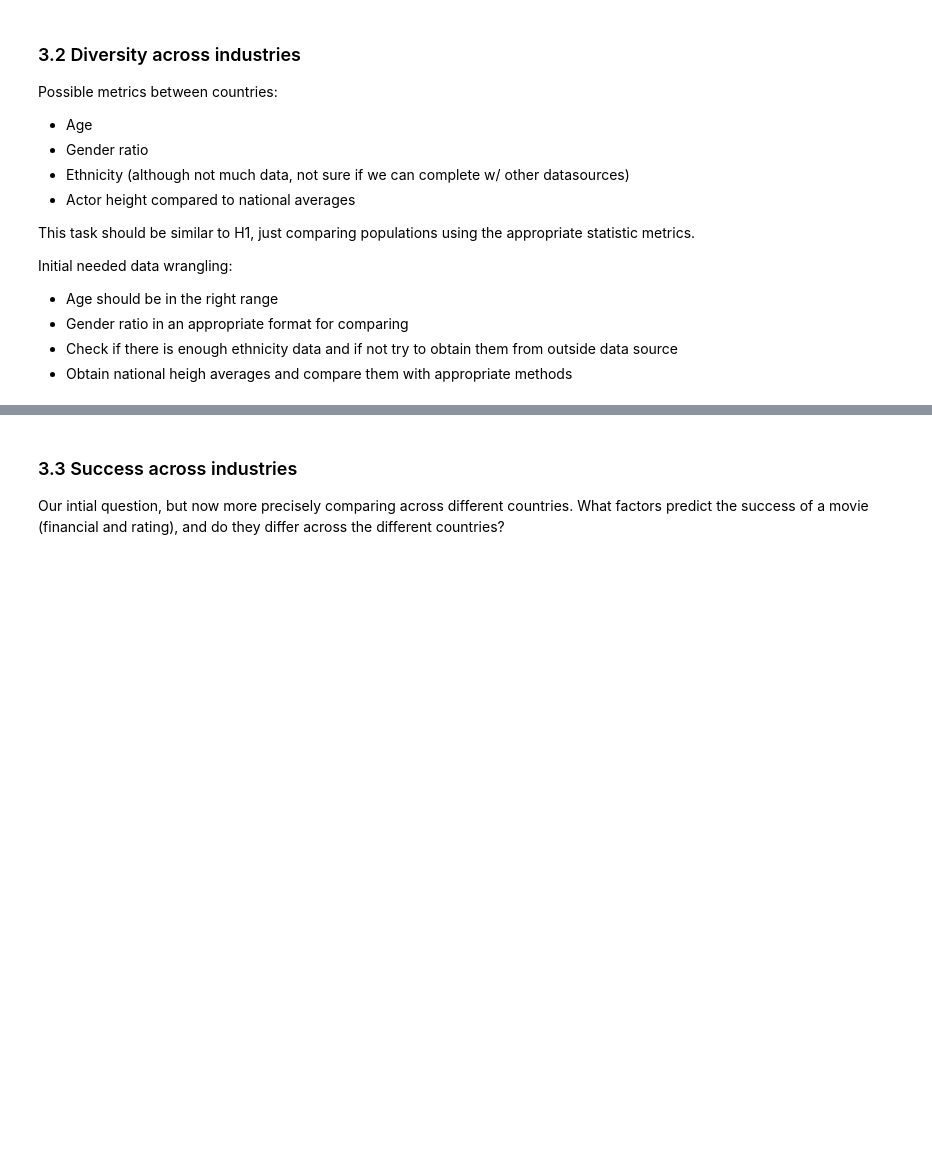
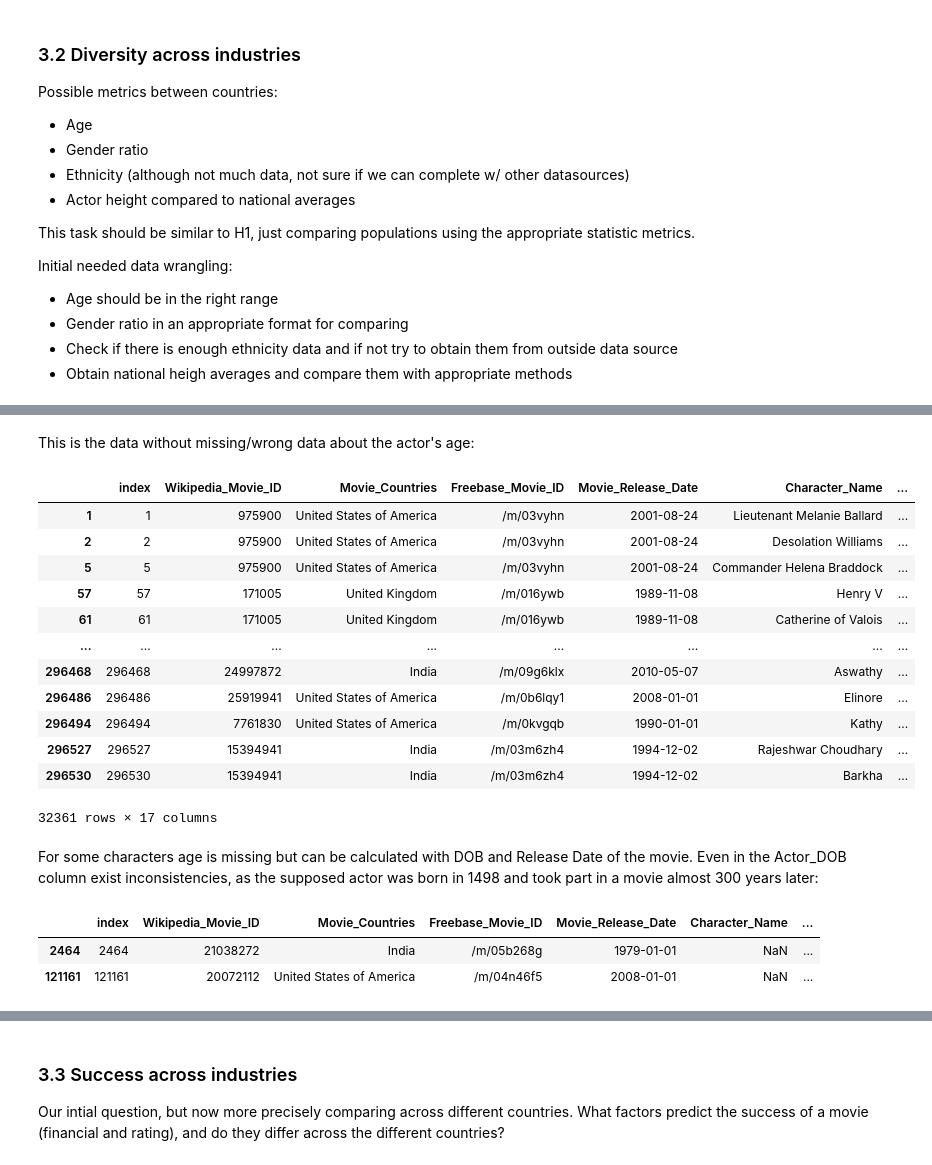
Before and after one commit to epfl-ada/ada-2022-project-robopros, a Jupyter notebook: notebooks/milestone2.ipynb, the cells around one changed output, grey strips where cells are left out. Saved outputs shown, nothing was run; the diff lists cells and outputs as text; code cells hidden in the pictures; blank space fills up the shorter version.

```diff
--- a/notebooks/milestone2.ipynb
+++ b/notebooks/milestone2.ipynb
@@ -305,0 +349,28 @@ Initial needed data wrangling:
+# %% [markdown]
+This is the data without missing/wrong data about the actor's age:
+# %%
+char_age[char_age.Actor_Age_at_Movie_Release > 0].dropna()
+# %% [output]
+|  | index | Wikipedia_Movie_ID | Movie_Countries | Freebase_Movie_ID | Movie_Release_Date | Character_Name | ... |
+| 1 | 1 | 975900 | United States of America | /m/03vyhn | 2001-08-24 | Lieutenant Melanie Ballard | ... |
+| 2 | 2 | 975900 | United States of America | /m/03vyhn | 2001-08-24 | Desolation Williams | ... |
+| 5 | 5 | 975900 | United States of America | /m/03vyhn | 2001-08-24 | Commander Helena Braddock | ... |
+| 57 | 57 | 171005 | United Kingdom | /m/016ywb | 1989-11-08 | Henry V | ... |
+| 61 | 61 | 171005 | United Kingdom | /m/016ywb | 1989-11-08 | Catherine of Valois | ... |
+| ... | ... | ... | ... | ... | ... | ... | ... |
+| 296468 | 296468 | 24997872 | India | /m/09g6klx | 2010-05-07 | Aswathy | ... |
+| 296486 | 296486 | 25919941 | United States of America | /m/0b6lqy1 | 2008-01-01 | Elinore | ... |
+| 296494 | 296494 | 7761830 | United States of America | /m/0kvgqb | 1990-01-01 | Kathy | ... |
+| 296527 | 296527 | 15394941 | India | /m/03m6zh4 | 1994-12-02 | Rajeshwar Choudhary | ... |
+| 296530 | 296530 | 15394941 | India | /m/03m6zh4 | 1994-12-02 | Barkha | ... |
+32361 rows × 17 columns
+# %% [markdown]
+For some characters age is missing but can be calculated with DOB and Release Date of the movie. Even in the Actor_DOB column exist inconsistencies, as the supposed actor was born in 1498 and took part in a movie almost 300 years later:
+# %%
+# characters with dob (date of birth) and mrd (movie release date) but not age at movie release
+dob_mrd_char = char_age[char_age.Actor_Age_at_Movie_Release.isnull()].dropna(subset=['Actor_DOB', 'Movie_Release_Date'])
+dob_mrd_char[pd.to_datetime(dob_mrd_char.Actor_DOB, format='%Y/%m/%d', errors='coerce').isnull()]
+# %% [output]
+|  | index | Wikipedia_Movie_ID | Movie_Countries | Freebase_Movie_ID | Movie_Release_Date | Character_Name | ... |
+| 2464 | 2464 | 21038272 | India | /m/05b268g | 1979-01-01 | NaN | ... |
+| 121161 | 121161 | 20072112 | United States of America | /m/04n46f5 | 2008-01-01 | NaN | ... |
```
Also changed, not shown: parts of 17 cells of this notebook.
